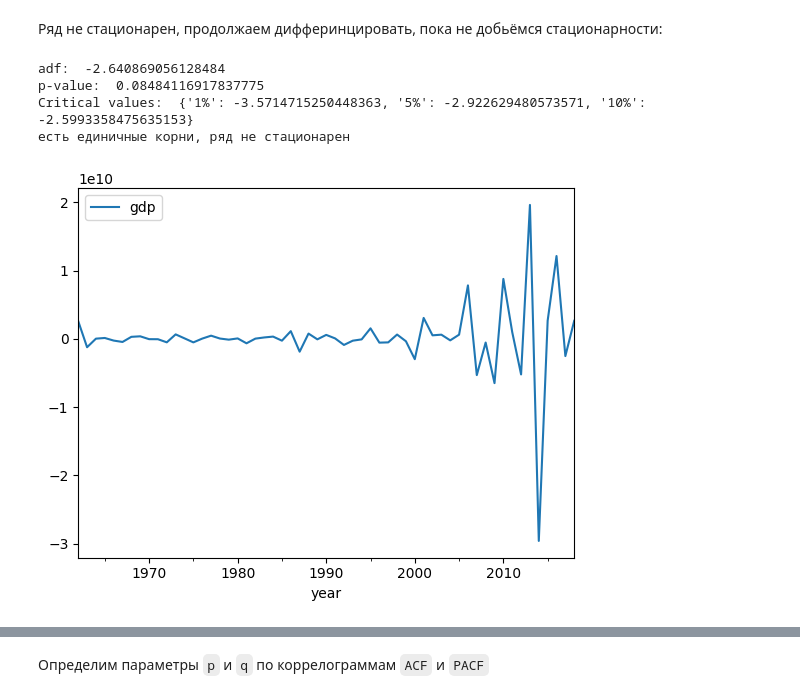
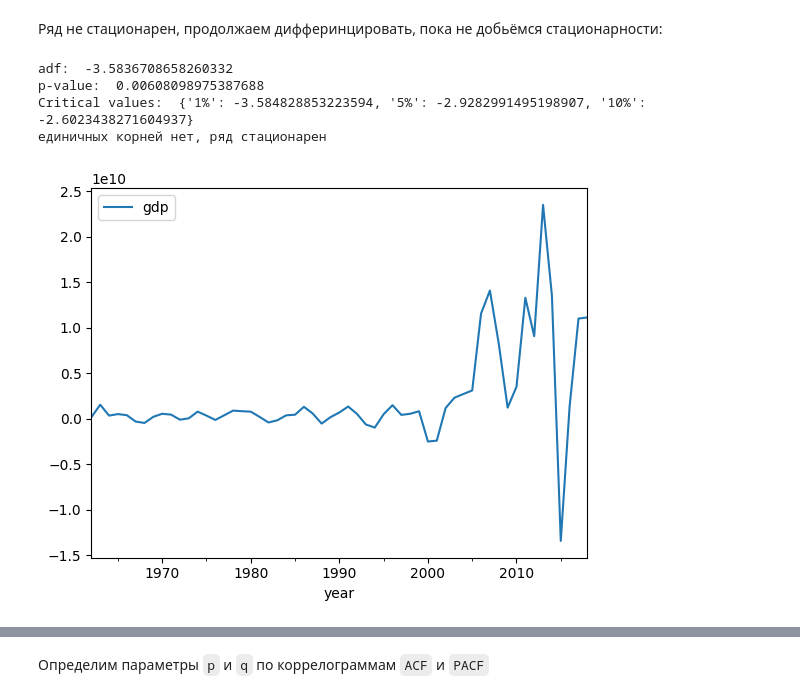
Before and after one commit to botovalex/SFDC, a Jupyter notebook: ML_in_business/ML-13_project_ABotov.ipynb, the cells around one changed output, grey strips where cells are left out. Saved outputs shown, nothing was run; the diff lists cells and outputs as text; code cells hidden in the pictures.

```diff
--- a/ML_in_business/ML-13_project_ABotov.ipynb
+++ b/ML_in_business/ML-13_project_ABotov.ipynb
@@ -116,7 +116,7 @@ def stat_test(df):
     Args:
         df (DataFrame): Dataframe с временным рядом на проверку стационарности тестом Дики-Фуллера
     """
-    test = sm.tsa.adfuller(df)
+    test = sm.tsa.adfuller(df.dropna())
     print ('adf: ', test[0] )
     print ('p-value: ', test[1])
     print('Critical values: ', test[4])
@@ -148,12 +148,12 @@ Critical values:  {'1%': -3.568485864, '5%': -2.92135992, '10%': -2.5986616}
 # %% [markdown]
 Ряд не стационарен, продолжаем дифферинцировать, пока не добьёмся стационарности:
 # %%
-train_df_diff_2 = train_df_diff_1.diff().dropna()
-train_df_diff_2.plot()
-stat_test(train_df_diff_2)
+train_df_diff = train_df.diff(2).dropna()
+train_df_diff.plot()
+stat_test(train_df_diff)
 # %% [output]
-adf:  -2.640869056128484
-p-value:  0.08484116917837775
-Critical values:  {'1%': -3.5714715250448363, '5%': -2.922629480573571, '10%': -2.5993358475635153}
-есть единичные корни, ряд не стационарен
+adf:  -3.5836708658260332
+p-value:  0.00608098975387688
+Critical values:  {'1%': -3.584828853223594, '5%': -2.9282991495198907, '10%': -2.6023438271604937}
+единичных корней нет, ряд стационарен
-[figure, old version]
+[figure, new version]
```
Also changed, not shown: parts of 54 cells of this notebook, 1 other file.
